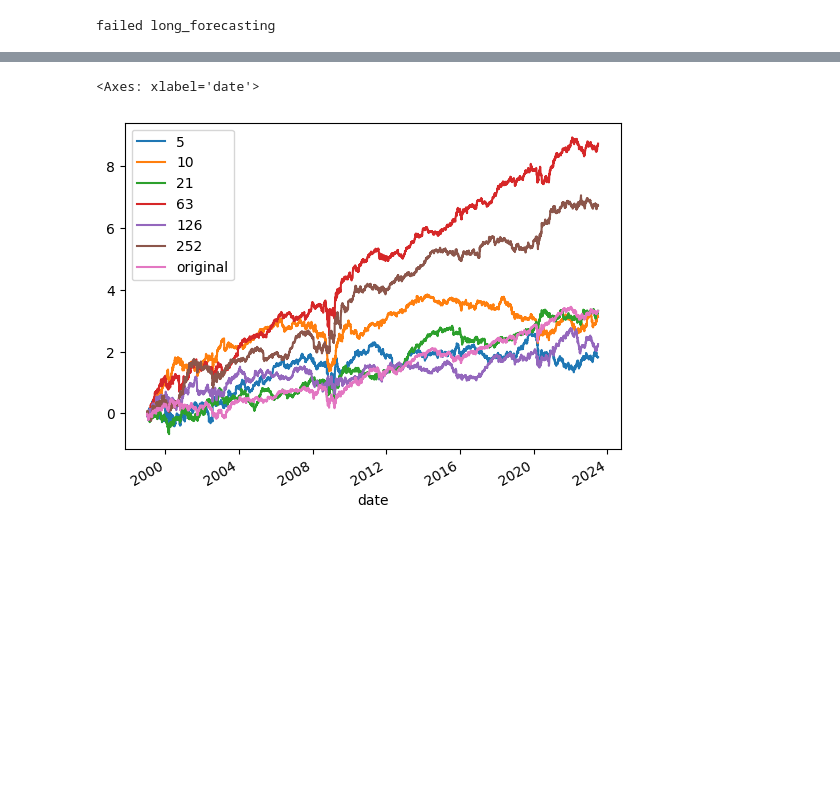
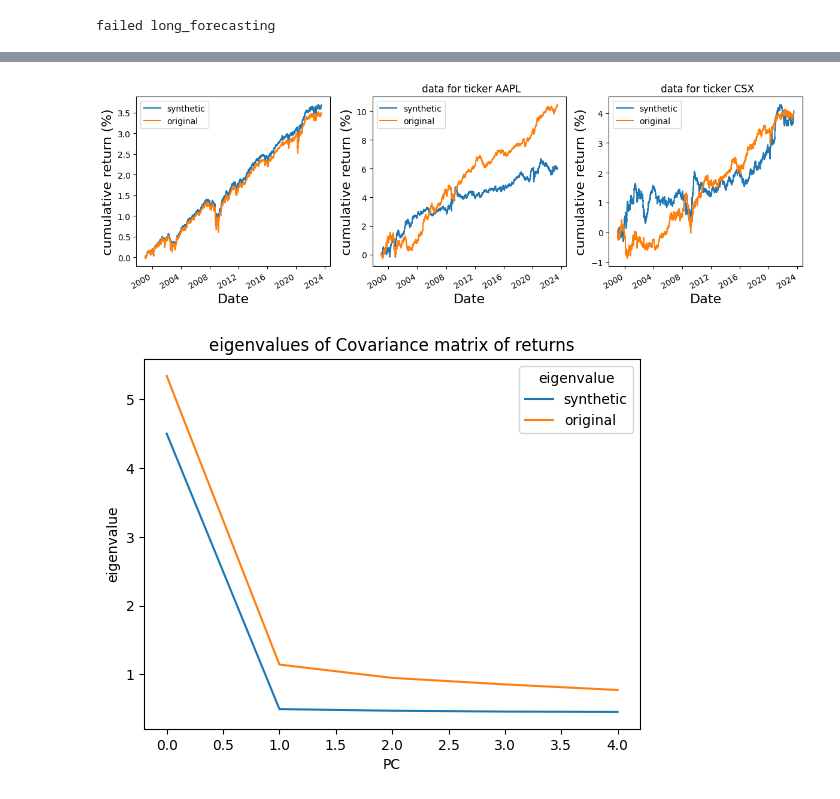
Before and after one commit to nabz78350/mlseminar, a Jupyter notebook: plots.ipynb, the cells around one changed output, grey strips where cells are left out. Cells and saved outputs as stored; diff of their text form; code cells hidden in the pictures; blank space fills up the shorter version.

```diff
--- a/plots.ipynb
+++ b/plots.ipynb
@@ -105,9 +120,26 @@ cmpr.groupby(level=0).mean().cumsum().plot()
-# %%
-ticker = 'DOV'
-cmpr.xs(ticker,level=1).cumsum().plot()
-# %% [output]
-<Axes: xlabel='date'>
-[figure, removed]
+# %%
+fig,axes = plt.subplots(nrows=1,ncols=3,sharey=False,figsize = (12,4))
+cmpr.groupby(level=0).mean().cumsum().plot(ax = axes[0])
+axes[0].set_ylabel('cumulative return (%)',fontsize =16)
+axes[0].set_xlabel('Date',fontsize =16)
+
+
+ticker = 'AAPL'
+cmpr.xs(ticker,level=1).cumsum().plot(ax = axes[1])
+axes[1].set_title(f' data for ticker {ticker}')
+axes[1].set_ylabel('cumulative return (%)',fontsize =16)
+axes[1].set_xlabel('Date',fontsize =16)
+
+ticker = 'CSX'
+cmpr.xs(ticker,level=1).cumsum().plot(ax = axes[2])
+axes[2].set_title(f' data for ticker {ticker}')
+axes[2].set_ylabel('cumulative return (%)',fontsize =16)
+axes[2].set_xlabel('Date',fontsize =16)
+
+fig.tight_layout()
+fig.savefig('results/DDPM/cmpr_sample.png')
+# %% [output]
+[figure, added]
 # %%
 from evaluation_metrics import eigen_decomposition
 from plot_results import plot_eigenvalues
@@ -160,5 +192,10 @@ for key in keys:
 eigenvalues = pd.concat(eigenvalues,axis=1,keys=keys)
 eigenvalues.index.names = ['PC']
 eigenvalues.columns.name = 'eigenvalue'
+eigenvalues.plot(ylabel='eigenvalue')
+plt.title('eigenvalues of Covariance matrix of returns')
+plt.savefig('results/DDPM/pca_eigenvals.png')
+# %% [output]
+[figure, added]
 # %%
 eigenvalues.plot(ylabel='eigenvalue')
```
Also changed, not shown: parts of 23 cells of this notebook, 27 other files.
